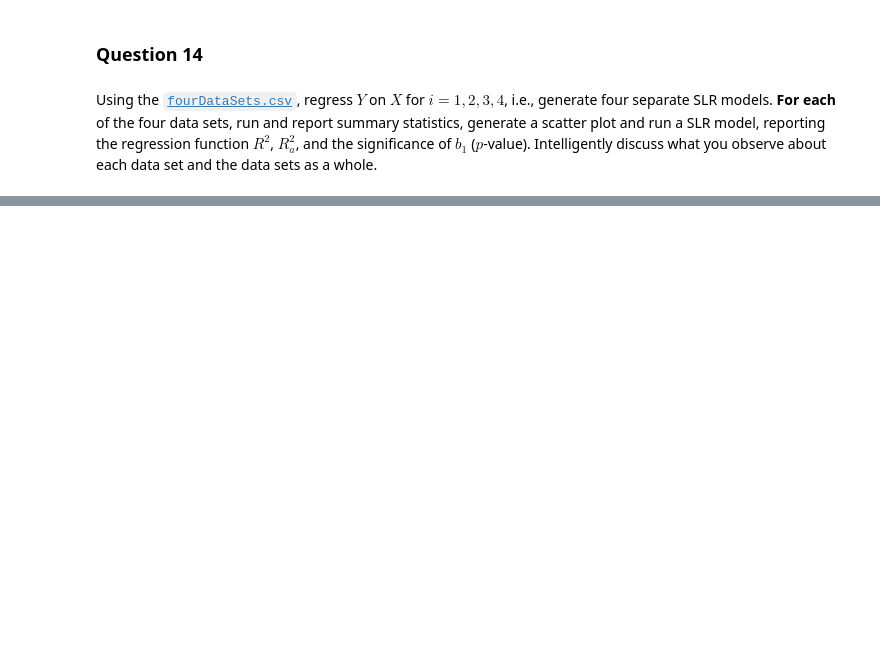
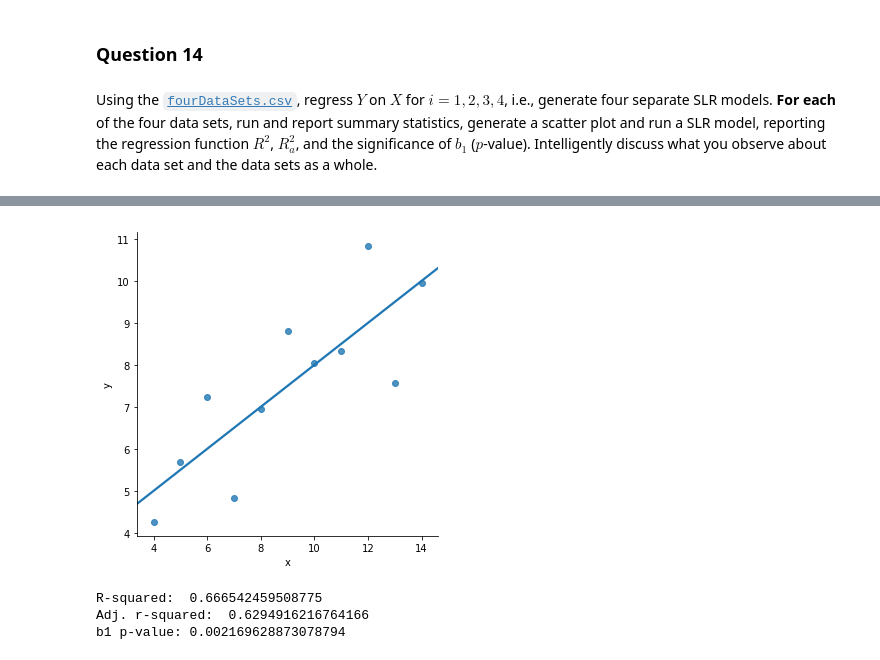
Before and after one commit to MSCS-686/pzhong, a Jupyter notebook: hw2/homework_02.ipynb, the cells around one changed output, grey strips where cells are left out. Cells and saved outputs as stored; diff of their text form; code cells hidden in the pictures; blank space fills up the shorter version.

```diff
--- a/hw2/homework_02.ipynb
+++ b/hw2/homework_02.ipynb
@@ -245,0 +351,3 @@
+# %%
+one = whole[whole['dataSet']==1]
+one.drop(columns=['dataSet']).describe()
@@ -245,0 +364,14 @@
+# %%
+one_plot = sns.lmplot("x", "y", data=one, ci = None)
+# %% [output]
+[figure, added]
+# %%
+one_model = smf.ols('y ~ x', one).fit()
+# one_model.summary()
+print("R-squared: ",one_model.rsquared)
+print("Adj. r-squared: ", one_model.rsquared_adj)
+print("b1 p-value:", one_model.pvalues['x'])
+# %% [output]
+R-squared:  0.666542459508775
+Adj. r-squared:  0.6294916216764166
+b1 p-value: 0.002169628873078794
```
Also changed, not shown: parts of 27 cells of this notebook.
